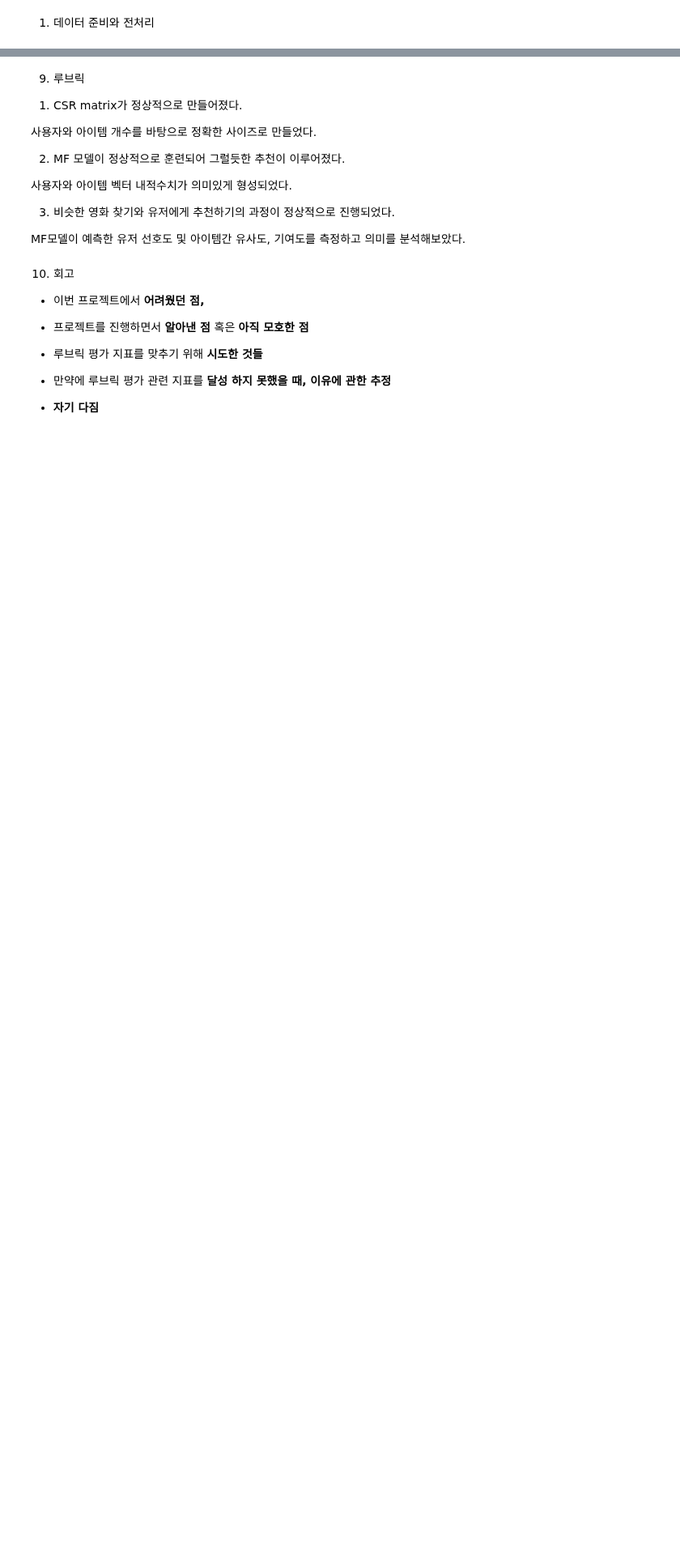
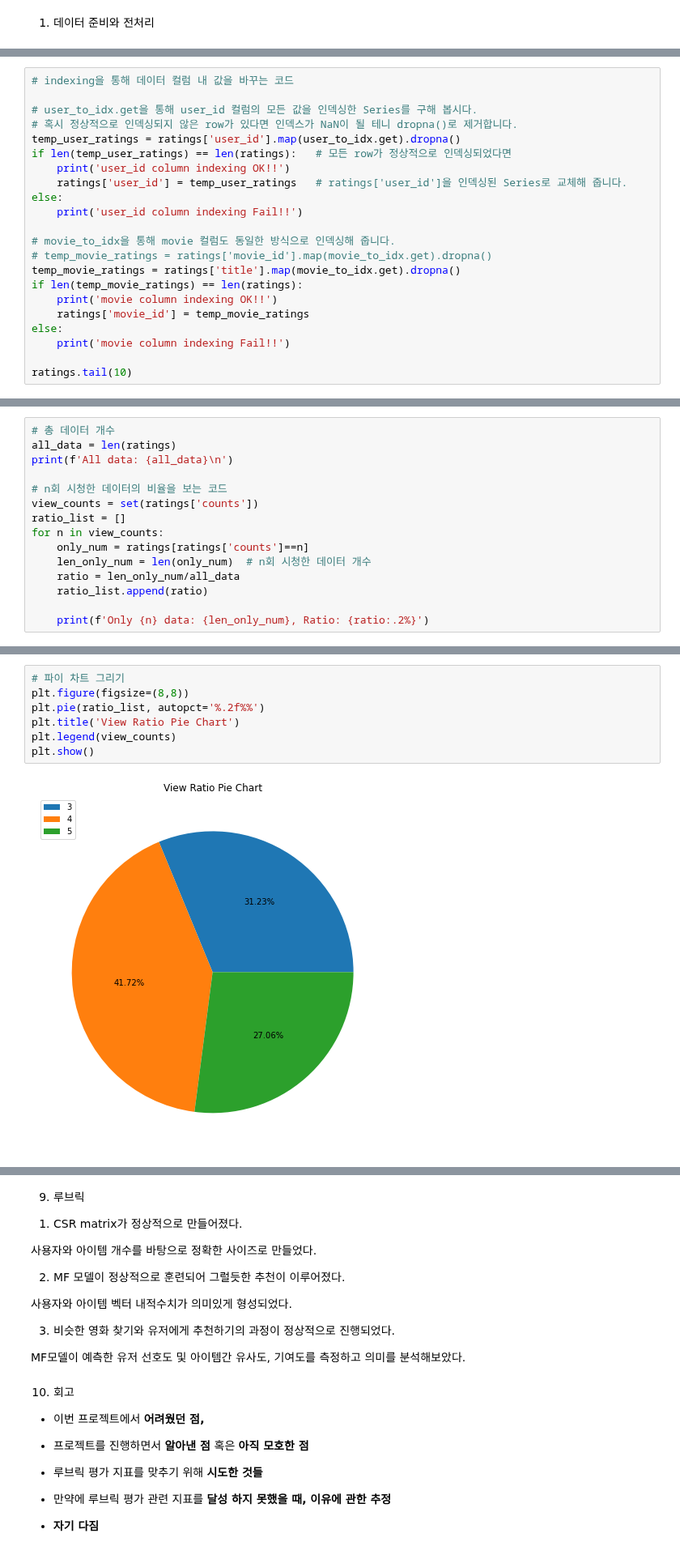
Before and after one commit to F100d4U/Exploration, a Jupyter notebook: [EP13]recommander.ipynb, the cells around one changed output, grey strips where cells are left out. Shown at 81% size. Saved outputs shown, nothing was run; the diff lists cells and outputs as text; blank space fills up the shorter version.

```diff
--- a/[EP13]recommander.ipynb
+++ b/[EP13]recommander.ipynb
@@ -27,0 +659,22 @@
+# %%
+# indexing을 통해 데이터 컬럼 내 값을 바꾸는 코드
+
+# user_to_idx.get을 통해 user_id 컬럼의 모든 값을 인덱싱한 Series를 구해 봅시다.
+# 혹시 정상적으로 인덱싱되지 않은 row가 있다면 인덱스가 NaN이 될 테니 dropna()로 제거합니다.
+temp_user_ratings = ratings['user_id'].map(user_to_idx.get).dropna()
+if len(temp_user_ratings) == len(ratings):   # 모든 row가 정상적으로 인덱싱되었다면
+    print('user_id column indexing OK!!')
+    ratings['user_id'] = temp_user_ratings   # ratings['user_id']을 인덱싱된 Series로 교체해 줍니다.
+else:
+    print('user_id column indexing Fail!!')
+
+# movie_to_idx을 통해 movie 컬럼도 동일한 방식으로 인덱싱해 줍니다.
+# temp_movie_ratings = ratings['movie_id'].map(movie_to_idx.get).dropna()
+temp_movie_ratings = ratings['title'].map(movie_to_idx.get).dropna()
+if len(temp_movie_ratings) == len(ratings):
+    print('movie column indexing OK!!')
+    ratings['movie_id'] = temp_movie_ratings
+else:
+    print('movie column indexing Fail!!')
+
+ratings.tail(10)
@@ -27,0 +721,15 @@
+# %%
+# 총 데이터 개수
+all_data = len(ratings)
+print(f'All data: {all_data}\n')
+
+# n회 시청한 데이터의 비율을 보는 코드
+view_counts = set(ratings['counts'])
+ratio_list = []
+for n in view_counts:
+    only_num = ratings[ratings['counts']==n]
+    len_only_num = len(only_num)  # n회 시청한 데이터 개수
+    ratio = len_only_num/all_data
+    ratio_list.append(ratio)
+
+    print(f'Only {n} data: {len_only_num}, Ratio: {ratio:.2%}')
@@ -27,0 +742,9 @@
+# %%
+# 파이 차트 그리기
+plt.figure(figsize=(8,8))
+plt.pie(ratio_list, autopct='%.2f%%')
+plt.title('View Ratio Pie Chart')
+plt.legend(view_counts)
+plt.show()
+# %% [output]
+[figure, added]
```
Also changed, not shown: parts of 62 cells of this notebook.
